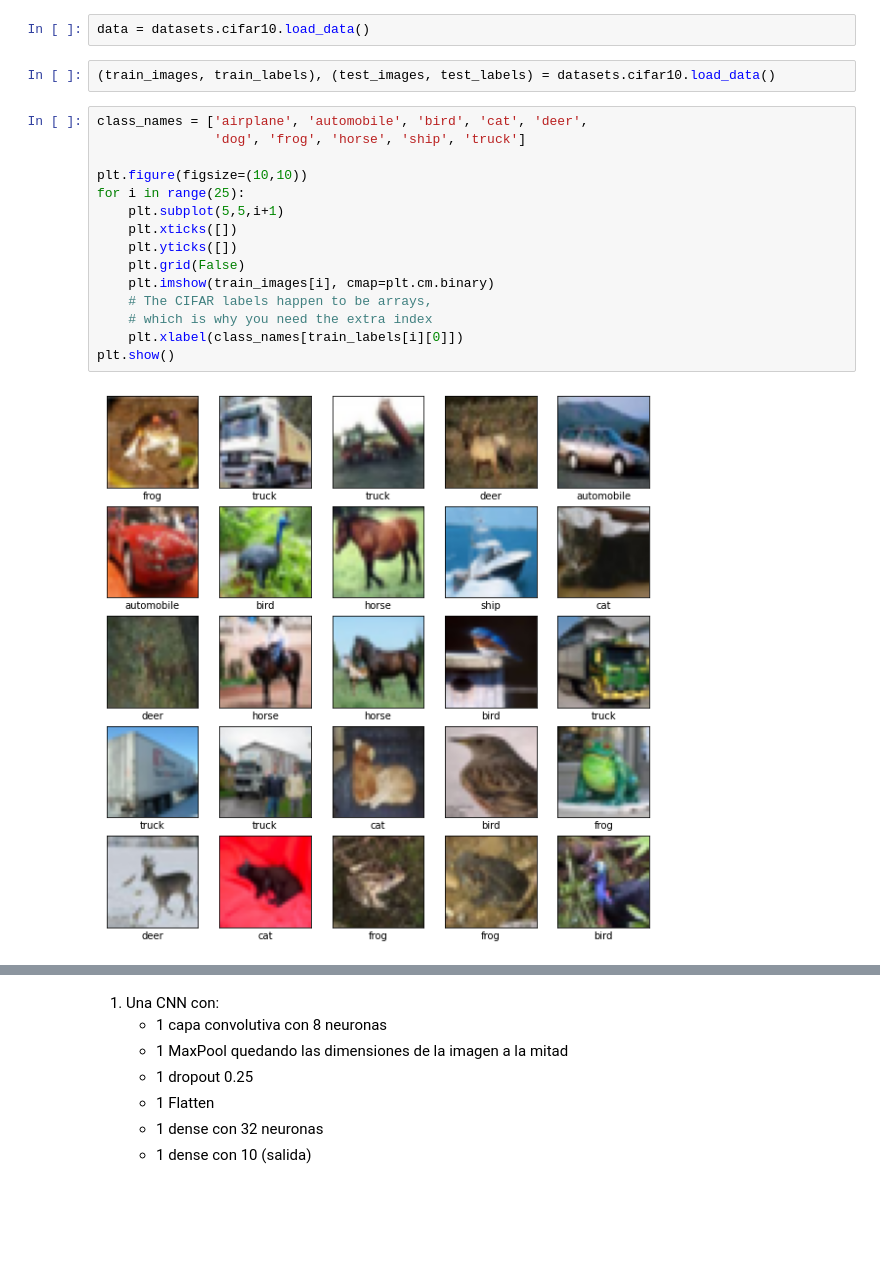
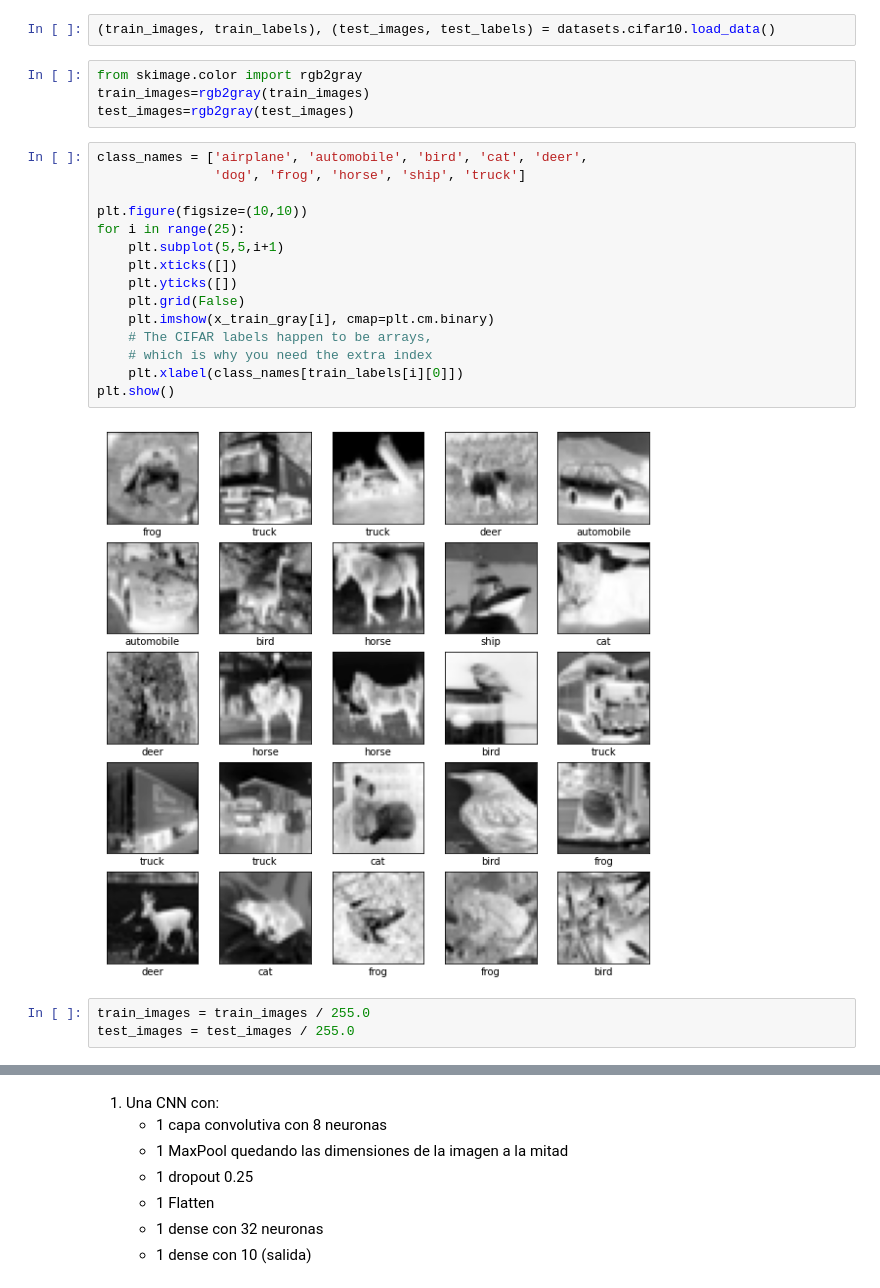
Before and after one commit to Marycruz1189/MaryC-MezaR, a Jupyter notebook: data_science_bootcamp_2021/week11_unsupervised_/day4_cnn_solved_competition_optimization/cnn/exercises/convolution_cifar10.ipynb, the cells around one changed output, grey strips where cells are left out. Saved outputs shown, nothing was run; the diff lists cells and outputs as text; blank space fills up the shorter version.

Commit message:
CIFAR 10 Task

```diff
--- a/data_science_bootcamp_2021/week11_unsupervised_/day4_cnn_solved_competition_optimization/cnn/exercises/convolution_cifar10.ipynb
+++ b/data_science_bootcamp_2021/week11_unsupervised_/day4_cnn_solved_competition_optimization/cnn/exercises/convolution_cifar10.ipynb
@@ -36,27 +36,32 @@ from tensorflow import keras
 from tensorflow.keras import datasets, layers, models
 import matplotlib.pyplot as plt
 import numpy as np
-# %%
-data = datasets.cifar10.load_data()
 # %%
 (train_images, train_labels), (test_images, test_labels) = datasets.cifar10.load_data()
+# %%
+from skimage.color import rgb2gray
+train_images=rgb2gray(train_images)
+test_images=rgb2gray(test_images)
 # %%
 class_names = ['airplane', 'automobile', 'bird', 'cat', 'deer',
                'dog', 'frog', 'horse', 'ship', 'truck']
 
 plt.figure(figsize=(10,10))
 for i in range(25):
     plt.subplot(5,5,i+1)
     plt.xticks([])
     plt.yticks([])
     plt.grid(False)
-    plt.imshow(train_images[i], cmap=plt.cm.binary)
+    plt.imshow(x_train_gray[i], cmap=plt.cm.binary)
     # The CIFAR labels happen to be arrays,
     # which is why you need the extra index
     plt.xlabel(class_names[train_labels[i][0]])
 plt.show()
 # %% [output]
-[figure, old version]
+[figure, new version]
+# %%
+train_images = train_images / 255.0
+test_images = test_images / 255.0
 # %%
 train_images.shape
 # %% [output]
```
Also changed, not shown: parts of 36 cells of this notebook, 16 other files.
